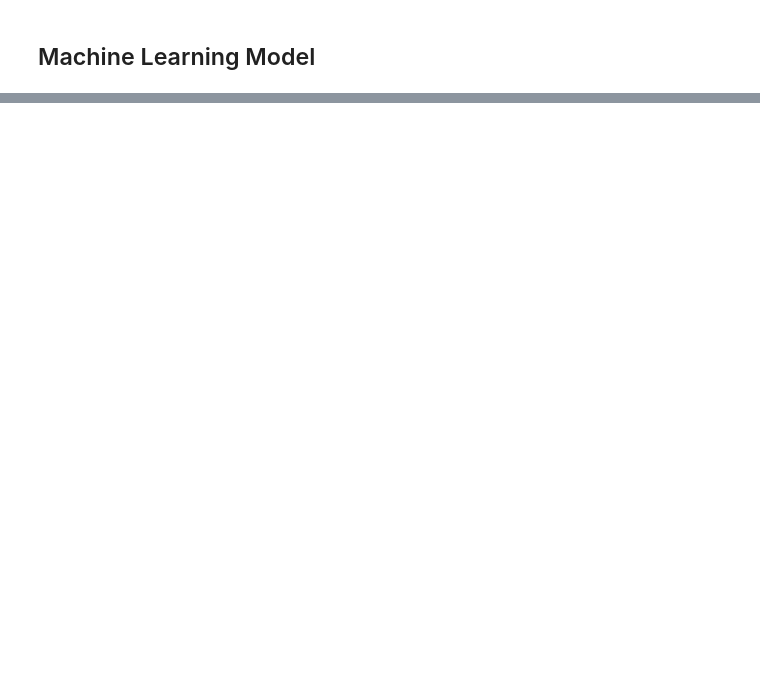
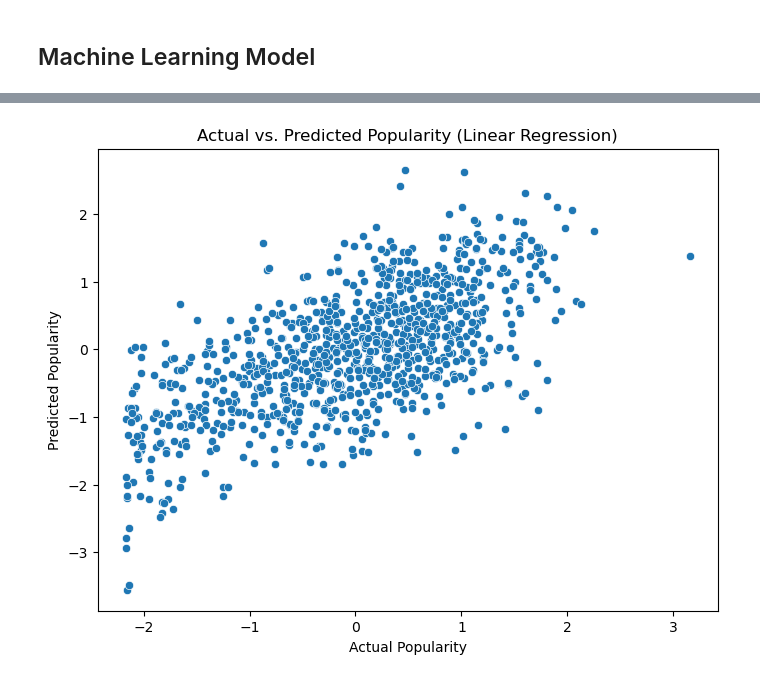
Before and after one commit to kathycui1/TMDB-Movie-Analysis, a Jupyter notebook: movie_popularity.ipynb, the cells around one changed output, grey strips where cells are left out. Drawn from its saved outputs; the diff is of its cells as text; code cells hidden in the pictures; blank space fills up the shorter version.

```diff
--- a/movie_popularity.ipynb
+++ b/movie_popularity.ipynb
@@ -89,3 +71,0 @@ df_clean['release_date'] = pd.to_datetime(df_clean['release_date'])
-# %%
-# spoken_languages; Extract spoken languages
-df_clean['spoken_languages'] = df_clean['spoken_languages'].apply(lambda x: [language['name'] for language in eval(x)])
@@ -144,3 +98,15 @@ df_clean.drop('budget', axis=1, inplace=True) # drop the budget variable
+# %%
+# production_companies; Extract production company names
+df_clean['production_companies'] = df_clean['production_companies'].apply(lambda x: [company['name'] for company in eval(x)])
+
+# since there is a large amount of production companies, get top 50 production companies
+top_production_companies = df_clean['production_companies'].explode().value_counts().head(50).index.tolist()
+# %%
+# production_countries; Extract production countries
+df_clean['production_countries'] = df_clean['production_countries'].apply(lambda x: [country['name'] for country in eval(x)])
+
+# since there is a large amount of production countries, get top 50 production countries
+top_production_countries = df_clean['production_countries'].explode().value_counts().head(50).index.tolist()
 # %%
 # Encode categorical variables
 
@@ -216,0 +234,10 @@ y_lr_pred = lr_model.predict(X_test)
+# %%
+# Scatter plot of actual vs. predicted popularity
+plt.figure(figsize=(8, 6))
+sns.scatterplot(x=y_test, y=y_lr_pred)
+plt.xlabel('Actual Popularity')
+plt.ylabel('Predicted Popularity')
+plt.title('Actual vs. Predicted Popularity (Linear Regression)')
+plt.show()
+# %% [output]
+[figure, added]
```
Also changed, not shown: parts of 22 cells of this notebook.
